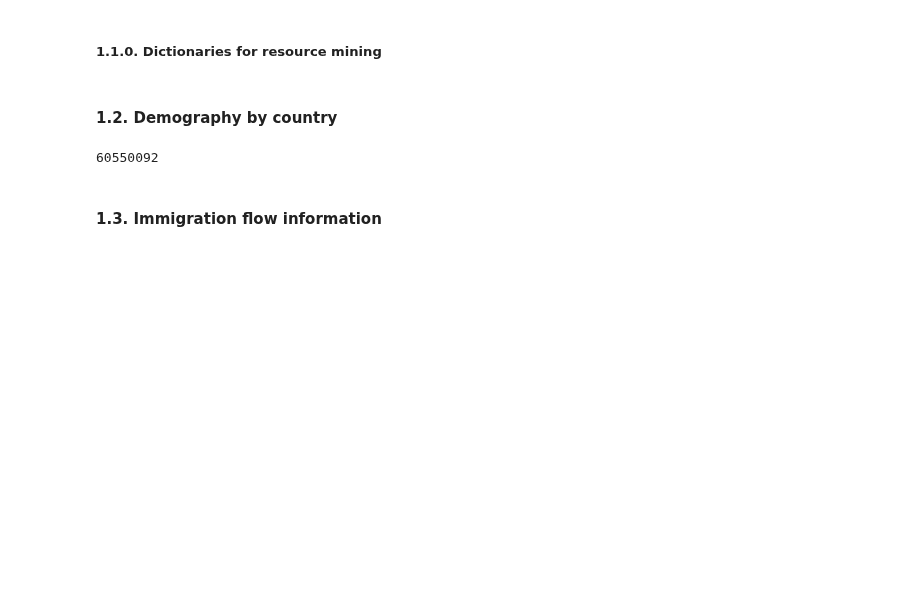
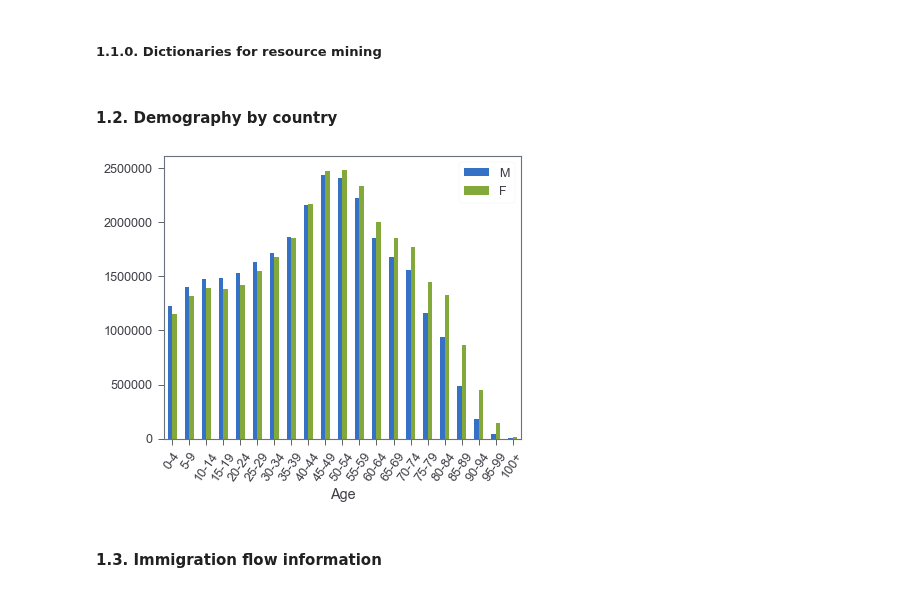
Before and after one commit to DanielGuzmanOlivares/COVID-19, a Jupyter notebook: COVID-19.ipynb, the cells around one changed output. Cells and saved outputs as stored; diff of their text form; code cells hidden in the pictures; blank space fills up the shorter version.

```diff
--- a/COVID-19.ipynb
+++ b/COVID-19.ipynb
@@ -310,36 +317,37 @@ def plotDemography(country_info):
 
 def eqCountry(country):
     """
     Returns the common string to name a country.
 
     params:
         - country (String): second name
     returns:
         - Common way to call the country
     """
     if country == 'Korea, Republic of':
         country = 'S. Korea'
     for k, v in DEM_DICT.items():
         if country in v:
             country = k
     return country
 
 def inhabitantsCountry(country):
     """
     Returns the population of a country.
 
     params:
         - country (String): country
     returns:
         - Total sum of inhabitants per country
     """
     data = getDemography(eqCountry(country))
     return (data['M'] + data['F']).sum()
+
 inhabitantsCountry("Italy")
-#country_info="S. Korea"
-#plotDemography(country_info)
+country_info="Italy"
+plotDemography(country_info)
 # %% [output]
-60550092
+[figure, added]
 # %% [markdown]
 #### 1.3. Immigration flow information
 # %%
```
Also changed, not shown: parts of 9 cells of this notebook.
